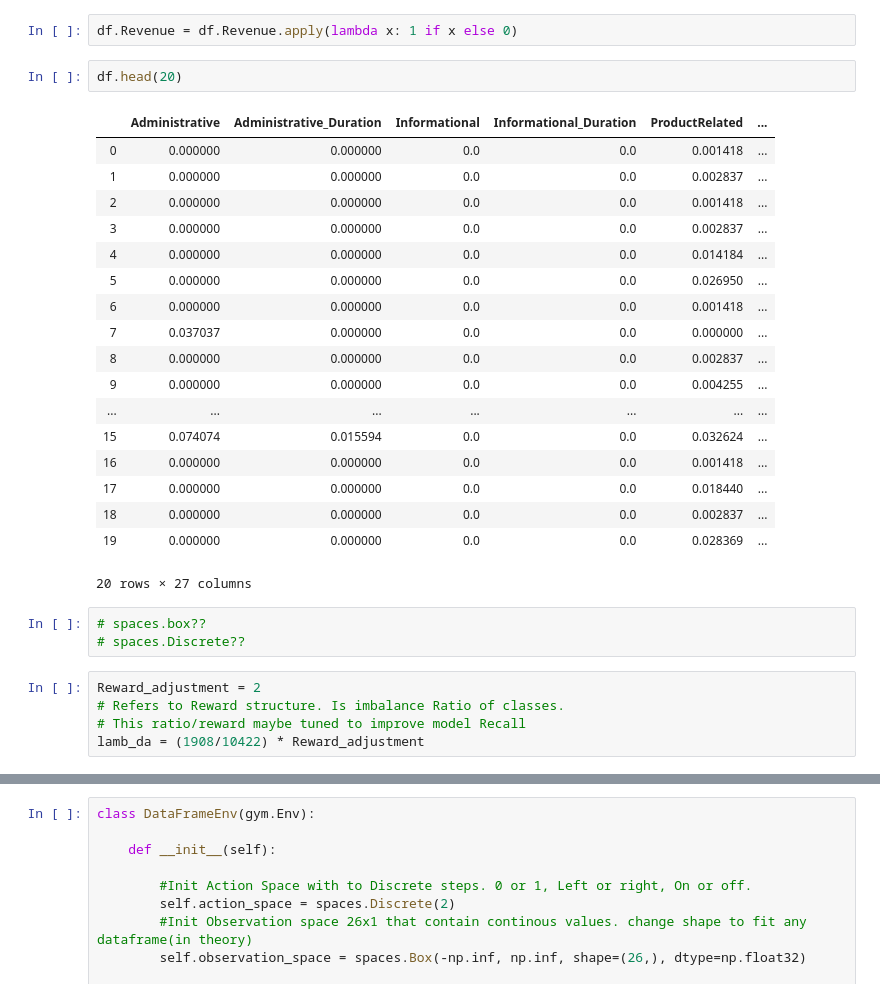
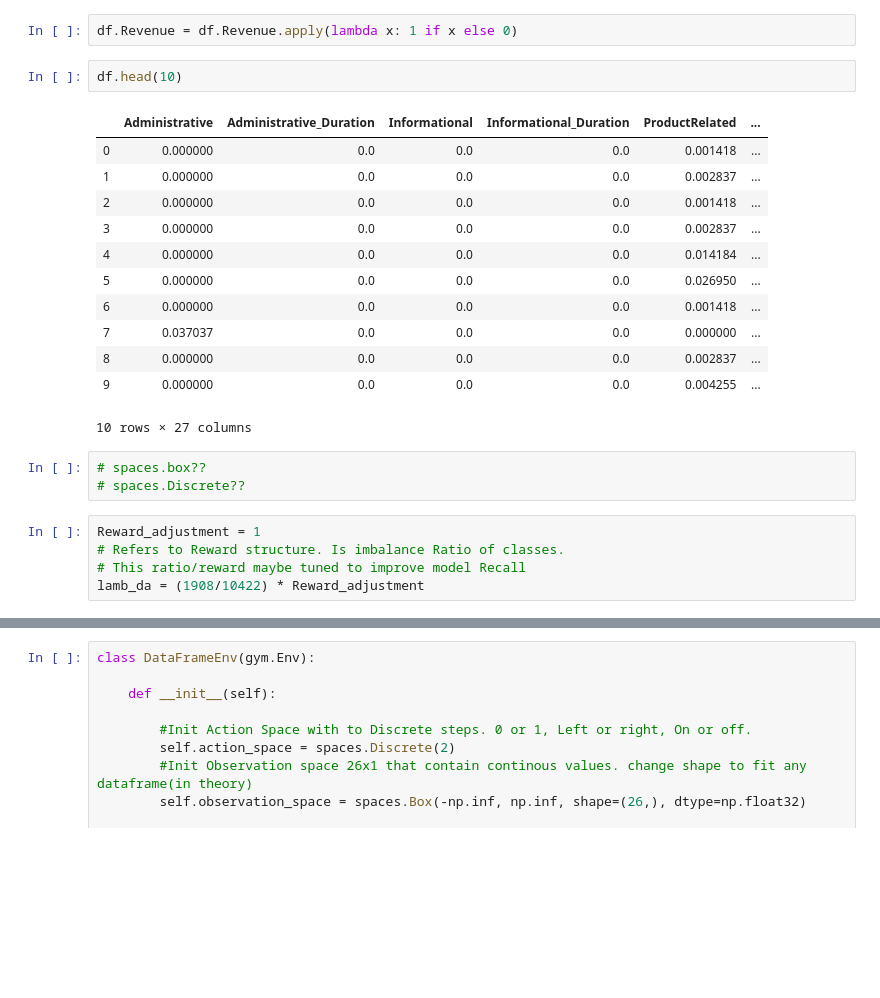
Before and after one commit to Rubix1/GA-Capstone-Project, a Jupyter notebook: Technical_Presentation_Notebook.ipynb, the cells around one changed output, grey strips where cells are left out. Cells and saved outputs as stored; diff of their text form; blank space fills up the shorter version.

```diff
--- a/Technical_Presentation_Notebook.ipynb
+++ b/Technical_Presentation_Notebook.ipynb
@@ -59,31 +59,25 @@ df = pd.read_csv('./osi_scaled_clean.csv')
 # %%
 df.Revenue = df.Revenue.apply(lambda x: 1 if x else 0)
 # %%
-df.head(20)
+df.head(10)
 # %% [output]
 |  | Administrative | Administrative_Duration | Informational | Informational_Duration | ProductRelated | ... |
-| 0 | 0.000000 | 0.000000 | 0.0 | 0.0 | 0.001418 | ... |
-| 1 | 0.000000 | 0.000000 | 0.0 | 0.0 | 0.002837 | ... |
-| 2 | 0.000000 | 0.000000 | 0.0 | 0.0 | 0.001418 | ... |
-| 3 | 0.000000 | 0.000000 | 0.0 | 0.0 | 0.002837 | ... |
-| 4 | 0.000000 | 0.000000 | 0.0 | 0.0 | 0.014184 | ... |
-| 5 | 0.000000 | 0.000000 | 0.0 | 0.0 | 0.026950 | ... |
-| 6 | 0.000000 | 0.000000 | 0.0 | 0.0 | 0.001418 | ... |
-| 7 | 0.037037 | 0.000000 | 0.0 | 0.0 | 0.000000 | ... |
-| 8 | 0.000000 | 0.000000 | 0.0 | 0.0 | 0.002837 | ... |
-| 9 | 0.000000 | 0.000000 | 0.0 | 0.0 | 0.004255 | ... |
-| ... | ... | ... | ... | ... | ... | ... |
-| 15 | 0.074074 | 0.015594 | 0.0 | 0.0 | 0.032624 | ... |
-| 16 | 0.000000 | 0.000000 | 0.0 | 0.0 | 0.001418 | ... |
-| 17 | 0.000000 | 0.000000 | 0.0 | 0.0 | 0.018440 | ... |
-| 18 | 0.000000 | 0.000000 | 0.0 | 0.0 | 0.002837 | ... |
-| 19 | 0.000000 | 0.000000 | 0.0 | 0.0 | 0.028369 | ... |
+| 0 | 0.000000 | 0.0 | 0.0 | 0.0 | 0.001418 | ... |
+| 1 | 0.000000 | 0.0 | 0.0 | 0.0 | 0.002837 | ... |
+| 2 | 0.000000 | 0.0 | 0.0 | 0.0 | 0.001418 | ... |
+| 3 | 0.000000 | 0.0 | 0.0 | 0.0 | 0.002837 | ... |
+| 4 | 0.000000 | 0.0 | 0.0 | 0.0 | 0.014184 | ... |
+| 5 | 0.000000 | 0.0 | 0.0 | 0.0 | 0.026950 | ... |
+| 6 | 0.000000 | 0.0 | 0.0 | 0.0 | 0.001418 | ... |
+| 7 | 0.037037 | 0.0 | 0.0 | 0.0 | 0.000000 | ... |
+| 8 | 0.000000 | 0.0 | 0.0 | 0.0 | 0.002837 | ... |
+| 9 | 0.000000 | 0.0 | 0.0 | 0.0 | 0.004255 | ... |
-20 rows × 27 columns
+10 rows × 27 columns
 # %%
 # spaces.box??
 # spaces.Discrete??
 # %%
-Reward_adjustment = 2
+Reward_adjustment = 1
 # Refers to Reward structure. Is imbalance Ratio of classes.
 # This ratio/reward maybe tuned to improve model Recall
 lamb_da = (1908/10422) * Reward_adjustment
```
Also changed, not shown: parts of 35 cells of this notebook, 1 other file.
